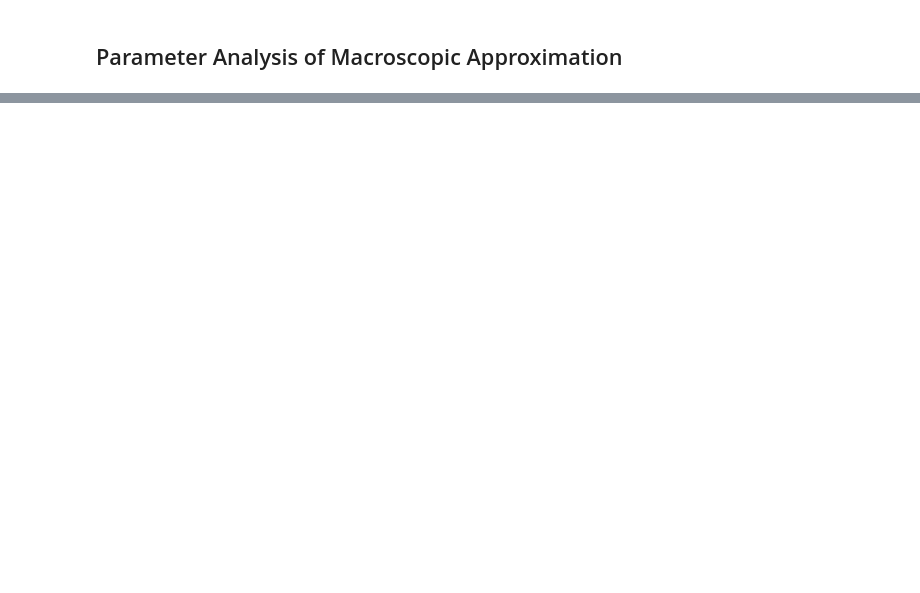
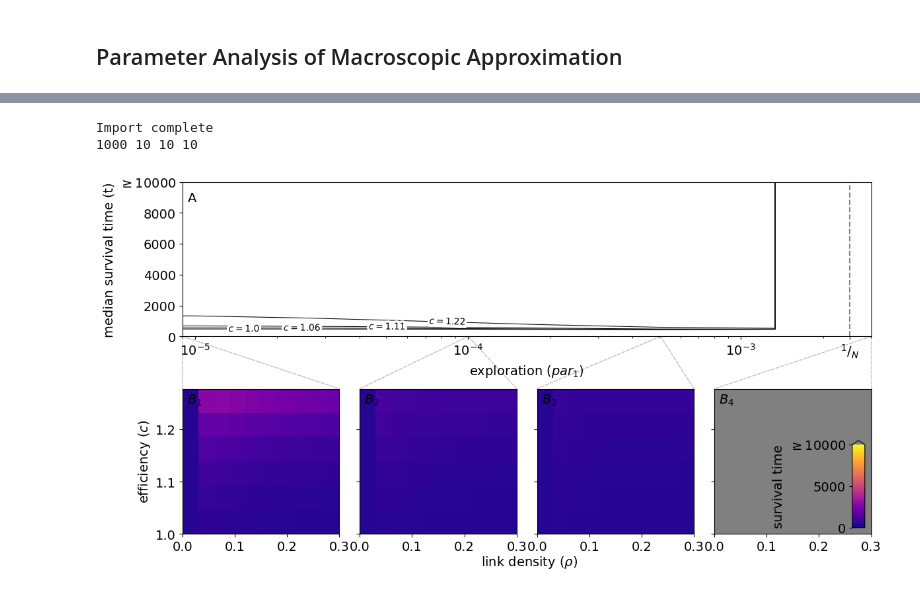
Before and after one commit to flo-schu/Tainter, a Jupyter notebook: scripts/analysis.ipynb, the cells around one changed output, grey strips where cells are left out. Cells and saved outputs as stored; diff of their text form; code cells hidden in the pictures; blank space fills up the shorter version.

```diff
--- a/scripts/analysis.ipynb
+++ b/scripts/analysis.ipynb
@@ -252,0 +247,13 @@ parameter_scan(
+# %%
+f4 = fig4_parameter_analysis(
+    data_directory=par_scan_output,
+    parameters=["\\rho", "p_e", "c"],
+    multiline_steps=[1, 1.5, 2.0, 2.5, 2.8]
+)
+
+plt.show()
+f4.savefig("pub_figure34.png", dpi=65)
+# %% [output]
+Import complete
+1000 10 10 10
+[figure, added]
```
Also changed, not shown: parts of 7 cells of this notebook, 3 other files.
